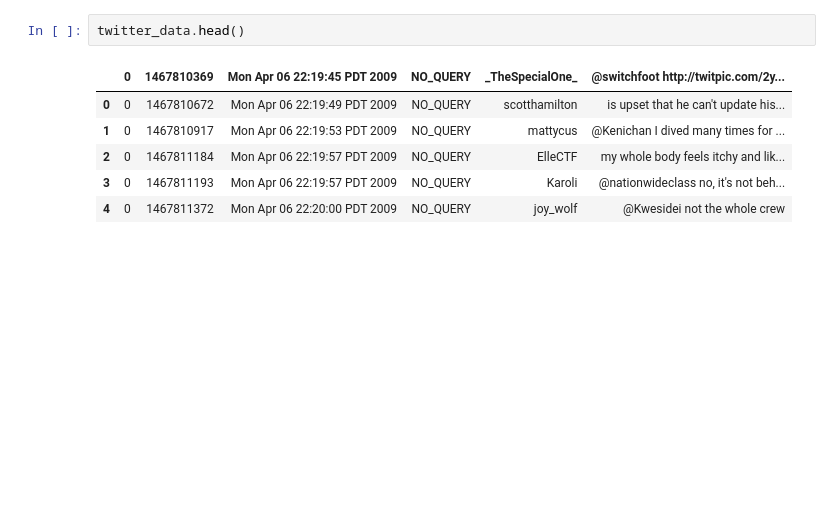
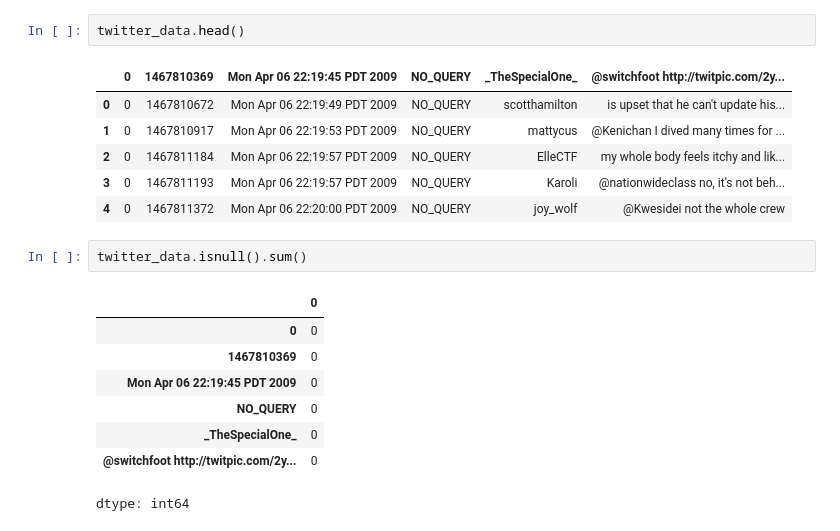
Before and after one commit to ARIHANT218/Analysis, a Jupyter notebook: sentiment_twitter.ipynb, the cells around one changed output. Cells and saved outputs as stored; diff of their text form; blank space fills up the shorter version.

```diff
--- a/sentiment_twitter.ipynb
+++ b/sentiment_twitter.ipynb
@@ -84,3 +84,14 @@ twitter_data.head()
 | 2 | 0 | 1467811184 | Mon Apr 06 22:19:57 PDT 2009 | NO_QUERY | ElleCTF | my whole body feels itchy and lik... |
 | 3 | 0 | 1467811193 | Mon Apr 06 22:19:57 PDT 2009 | NO_QUERY | Karoli | @nationwideclass no, it's not beh... |
 | 4 | 0 | 1467811372 | Mon Apr 06 22:20:00 PDT 2009 | NO_QUERY | joy_wolf | @Kwesidei not the whole crew |
+# %%
+twitter_data.isnull().sum()
+# %% [output]
+|  | 0 |
+| 0 | 0 |
+| 1467810369 | 0 |
+| Mon Apr 06 22:19:45 PDT 2009 | 0 |
+| NO_QUERY | 0 |
+| _TheSpecialOne_ | 0 |
+| @switchfoot http://twitpic.com/2y... | 0 |
+dtype: int64
```
Also changed, not shown: parts of 24 cells of this notebook.
